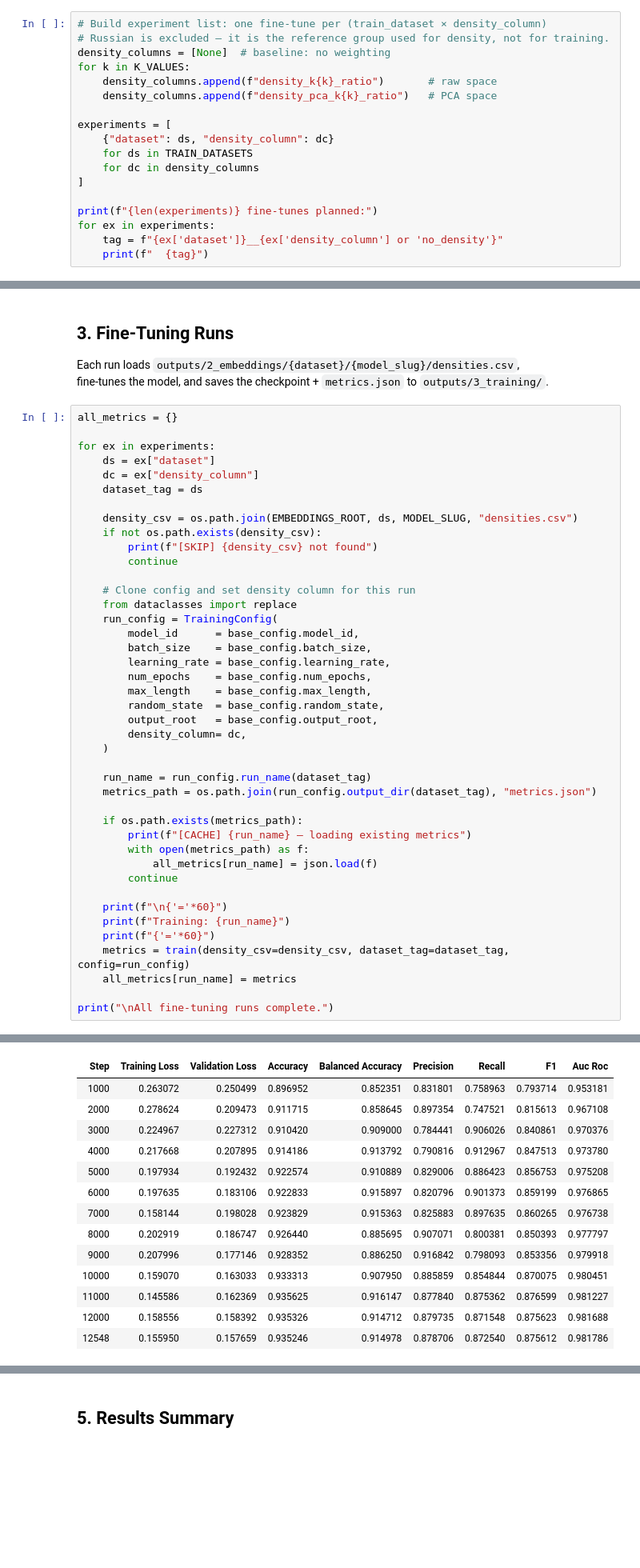
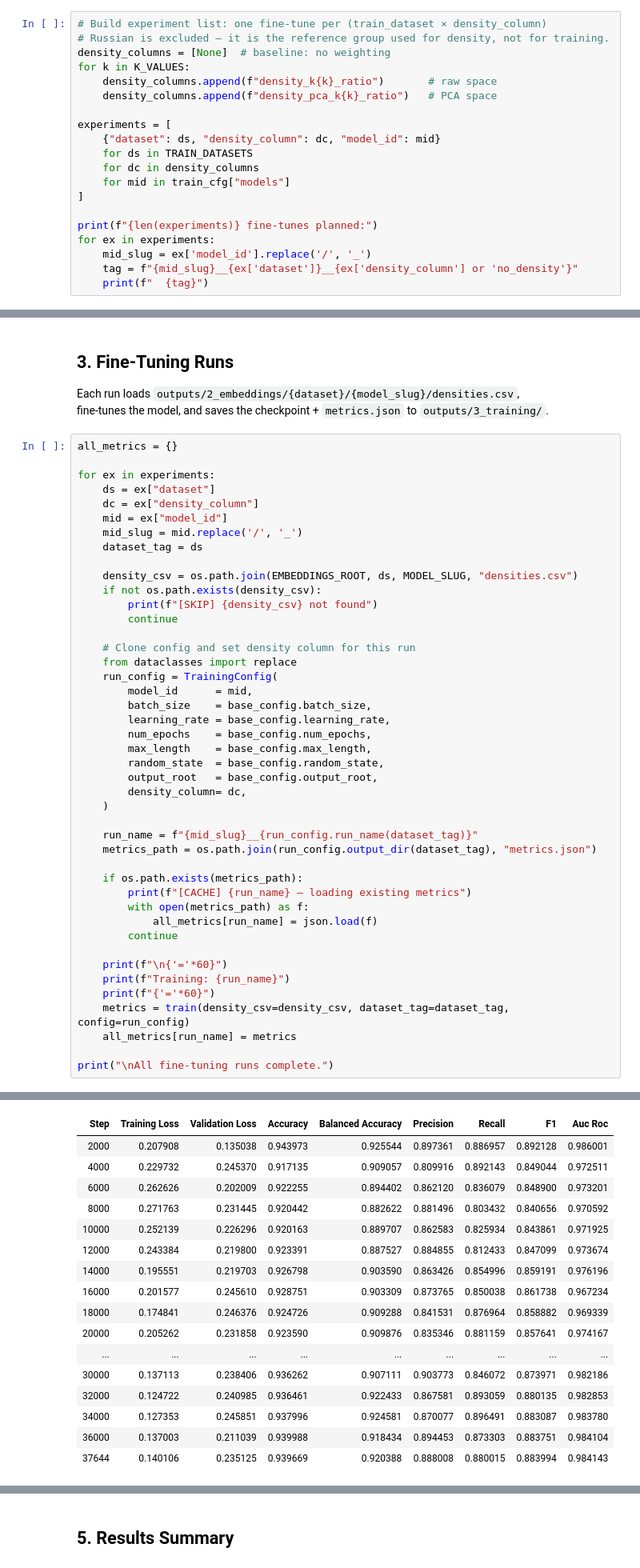
Before and after one commit to alex-dias/modernbert-hs, a Jupyter notebook: notebooks/03_training.ipynb, the cells around one changed output, grey strips where cells are left out. Shown at 80% size. Drawn from its saved outputs; the diff is of its cells as text; blank space fills up the shorter version.

```diff
--- a/notebooks/03_training.ipynb
+++ b/notebooks/03_training.ipynb
@@ -80,13 +80,15 @@ for k in K_VALUES:
     density_columns.append(f"density_pca_k{k}_ratio")   # PCA space
 
 experiments = [
-    {"dataset": ds, "density_column": dc}
+    {"dataset": ds, "density_column": dc, "model_id": mid}
     for ds in TRAIN_DATASETS
     for dc in density_columns
+    for mid in train_cfg["models"]
 ]
 
 print(f"{len(experiments)} fine-tunes planned:")
 for ex in experiments:
-    tag = f"{ex['dataset']}__{ex['density_column'] or 'no_density'}"
+    mid_slug = ex['model_id'].replace('/', '_')
+    tag = f"{mid_slug}__{ex['dataset']}__{ex['density_column'] or 'no_density'}"
     print(f"  {tag}")
 # %% [output]
@@ -109,6 +118,8 @@ all_metrics = {}
 for ex in experiments:
     ds = ex["dataset"]
     dc = ex["density_column"]
+    mid = ex["model_id"]
+    mid_slug = mid.replace('/', '_')
     dataset_tag = ds
 
     density_csv = os.path.join(EMBEDDINGS_ROOT, ds, MODEL_SLUG, "densities.csv")
@@ -119,7 +130,7 @@ for ex in experiments:
     # Clone config and set density column for this run
     from dataclasses import replace
     run_config = TrainingConfig(
-        model_id      = base_config.model_id,
+        model_id      = mid,
         batch_size    = base_config.batch_size,
         learning_rate = base_config.learning_rate,
         num_epochs    = base_config.num_epochs,
@@ -129,7 +140,7 @@ for ex in experiments:
         density_column= dc,
     )
 
-    run_name = run_config.run_name(dataset_tag)
+    run_name = f"{mid_slug}__{run_config.run_name(dataset_tag)}"
     metrics_path = os.path.join(run_config.output_dir(dataset_tag), "metrics.json")
 
     if os.path.exists(metrics_path):
@@ -165,14 +167,17 @@ Notes:
 | Step | Training Loss | Validation Loss | Accuracy | Balanced Accuracy | Precision | Recall | F1 | Auc Roc |
-| 1000 | 0.263072 | 0.250499 | 0.896952 | 0.852351 | 0.831801 | 0.758963 | 0.793714 | 0.953181 |
-| 2000 | 0.278624 | 0.209473 | 0.911715 | 0.858645 | 0.897354 | 0.747521 | 0.815613 | 0.967108 |
-| 3000 | 0.224967 | 0.227312 | 0.910420 | 0.909000 | 0.784441 | 0.906026 | 0.840861 | 0.970376 |
-| 4000 | 0.217668 | 0.207895 | 0.914186 | 0.913792 | 0.790816 | 0.912967 | 0.847513 | 0.973780 |
-| 5000 | 0.197934 | 0.192432 | 0.922574 | 0.910889 | 0.829006 | 0.886423 | 0.856753 | 0.975208 |
-| 6000 | 0.197635 | 0.183106 | 0.922833 | 0.915897 | 0.820796 | 0.901373 | 0.859199 | 0.976865 |
-| 7000 | 0.158144 | 0.198028 | 0.923829 | 0.915363 | 0.825883 | 0.897635 | 0.860265 | 0.976738 |
-| 8000 | 0.202919 | 0.186747 | 0.926440 | 0.885695 | 0.907071 | 0.800381 | 0.850393 | 0.977797 |
-| 9000 | 0.207996 | 0.177146 | 0.928352 | 0.886250 | 0.916842 | 0.798093 | 0.853356 | 0.979918 |
-| 10000 | 0.159070 | 0.163033 | 0.933313 | 0.907950 | 0.885859 | 0.854844 | 0.870075 | 0.980451 |
-| 11000 | 0.145586 | 0.162369 | 0.935625 | 0.916147 | 0.877840 | 0.875362 | 0.876599 | 0.981227 |
-| 12000 | 0.158556 | 0.158392 | 0.935326 | 0.914712 | 0.879735 | 0.871548 | 0.875623 | 0.981688 |
-| 12548 | 0.155950 | 0.157659 | 0.935246 | 0.914978 | 0.878706 | 0.872540 | 0.875612 | 0.981786 |
+| 2000 | 0.207908 | 0.135038 | 0.943973 | 0.925544 | 0.897361 | 0.886957 | 0.892128 | 0.986001 |
+| 4000 | 0.229732 | 0.245370 | 0.917135 | 0.909057 | 0.809916 | 0.892143 | 0.849044 | 0.972511 |
+| 6000 | 0.262626 | 0.202009 | 0.922255 | 0.894402 | 0.862120 | 0.836079 | 0.848900 | 0.973201 |
+| 8000 | 0.271763 | 0.231445 | 0.920442 | 0.882622 | 0.881496 | 0.803432 | 0.840656 | 0.970592 |
+| 10000 | 0.252139 | 0.226296 | 0.920163 | 0.889707 | 0.862583 | 0.825934 | 0.843861 | 0.971925 |
+| 12000 | 0.243384 | 0.219800 | 0.923391 | 0.887527 | 0.884855 | 0.812433 | 0.847099 | 0.973674 |
+| 14000 | 0.195551 | 0.219703 | 0.926798 | 0.903590 | 0.863426 | 0.854996 | 0.859191 | 0.976196 |
+| 16000 | 0.201577 | 0.245610 | 0.928751 | 0.903309 | 0.873765 | 0.850038 | 0.861738 | 0.967234 |
+| 18000 | 0.174841 | 0.246376 | 0.924726 | 0.909288 | 0.841531 | 0.876964 | 0.858882 | 0.969339 |
+| 20000 | 0.205262 | 0.231858 | 0.923590 | 0.909876 | 0.835346 | 0.881159 | 0.857641 | 0.974167 |
+| ... | ... | ... | ... | ... | ... | ... | ... | ... |
+| 30000 | 0.137113 | 0.238406 | 0.936262 | 0.907111 | 0.903773 | 0.846072 | 0.873971 | 0.982186 |
+| 32000 | 0.124722 | 0.240985 | 0.936461 | 0.922433 | 0.867581 | 0.893059 | 0.880135 | 0.982853 |
+| 34000 | 0.127353 | 0.245851 | 0.937996 | 0.924581 | 0.870077 | 0.896491 | 0.883087 | 0.983780 |
+| 36000 | 0.137003 | 0.211039 | 0.939988 | 0.918434 | 0.894453 | 0.873303 | 0.883751 | 0.984104 |
+| 37644 | 0.140106 | 0.235125 | 0.939669 | 0.920388 | 0.888008 | 0.880015 | 0.883994 | 0.984143 |
```
Also changed, not shown: parts of 4 cells of this notebook, 5 other files.
